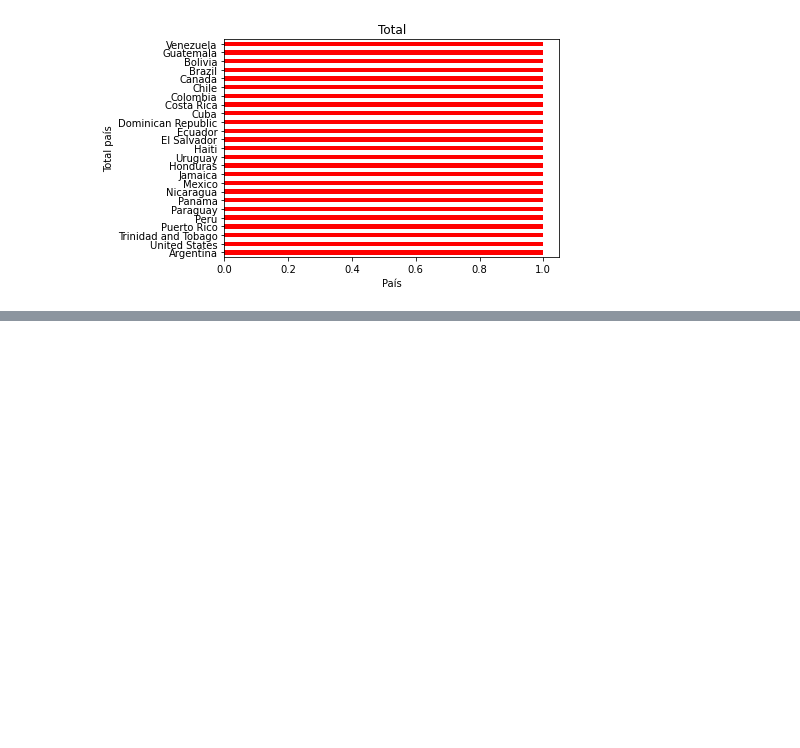
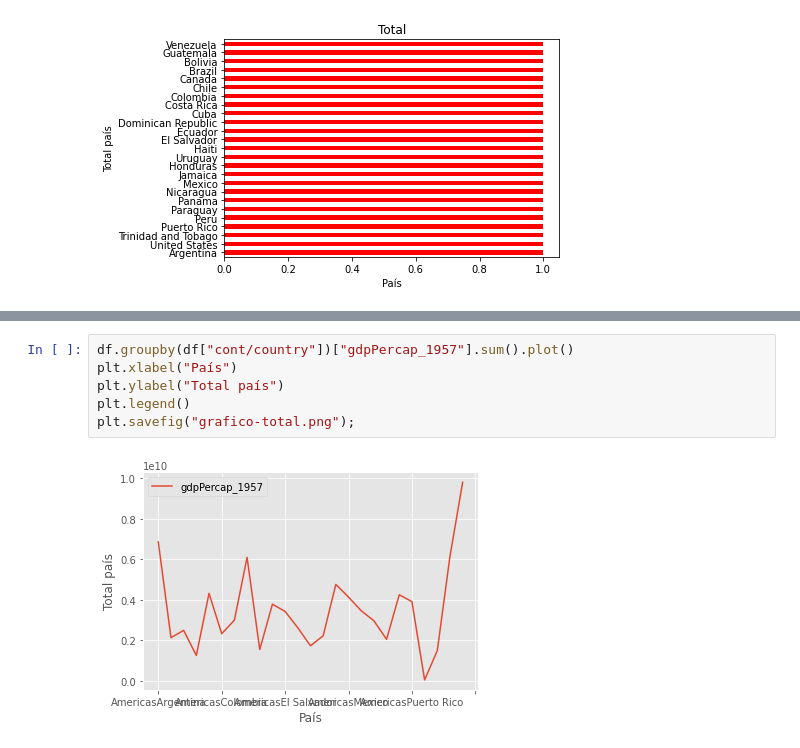
Before and after one commit to adrianodonisete/python-panda-data-science-basics, a Jupyter notebook: notebooks/Panda_Excel.ipynb, the cells around one changed output, grey strips where cells are left out. Drawn from its saved outputs; the diff is of its cells as text; blank space fills up the shorter version.

```diff
--- a/notebooks/Panda_Excel.ipynb
+++ b/notebooks/Panda_Excel.ipynb
@@ -108,0 +128,8 @@ plt.ylabel("Total país");
+# %%
+df.groupby(df["cont/country"])["gdpPercap_1957"].sum().plot()
+plt.xlabel("País")
+plt.ylabel("Total país")
+plt.legend()
+plt.savefig("grafico-total.png");
+# %% [output]
+[figure, added]
```
Also changed, not shown: parts of 3 cells of this notebook, 5 other files.
